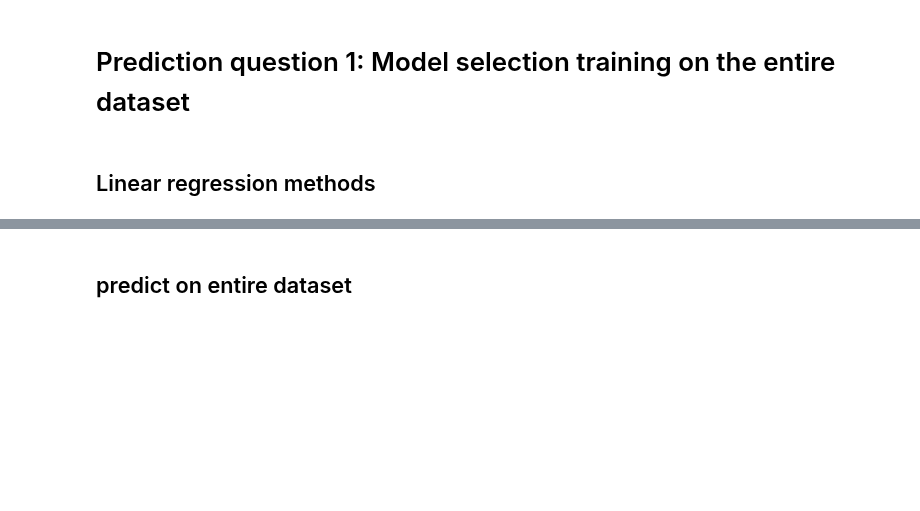
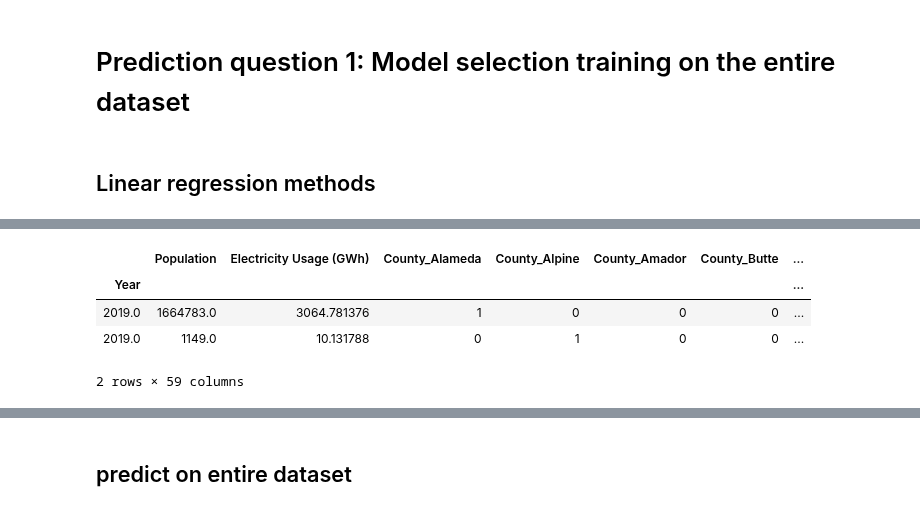
Before and after one commit to matthew-y-dong/ca-waste, a Jupyter notebook: modeling/modeling.ipynb, the cells around one changed output, grey strips where cells are left out. Saved outputs shown, nothing was run; the diff lists cells and outputs as text; code cells hidden in the pictures; blank space fills up the shorter version.

```diff
--- a/modeling/modeling.ipynb
+++ b/modeling/modeling.ipynb
@@ -211,0 +190,8 @@ r2_score(y_test, y_pred)
+# %%
+X_test.head(2)
+# %% [output]
+|  | Population | Electricity Usage (GWh) | County_Alameda | County_Alpine | County_Amador | County_Butte | ... |
+| Year |  |  |  |  |  |  | ... |
+| 2019.0 | 1664783.0 | 3064.781376 | 1 | 0 | 0 | 0 | ... |
+| 2019.0 | 1149.0 | 10.131788 | 0 | 1 | 0 | 0 | ... |
+2 rows × 59 columns
```
Also changed, not shown: parts of 19 cells of this notebook, 2 other files.
